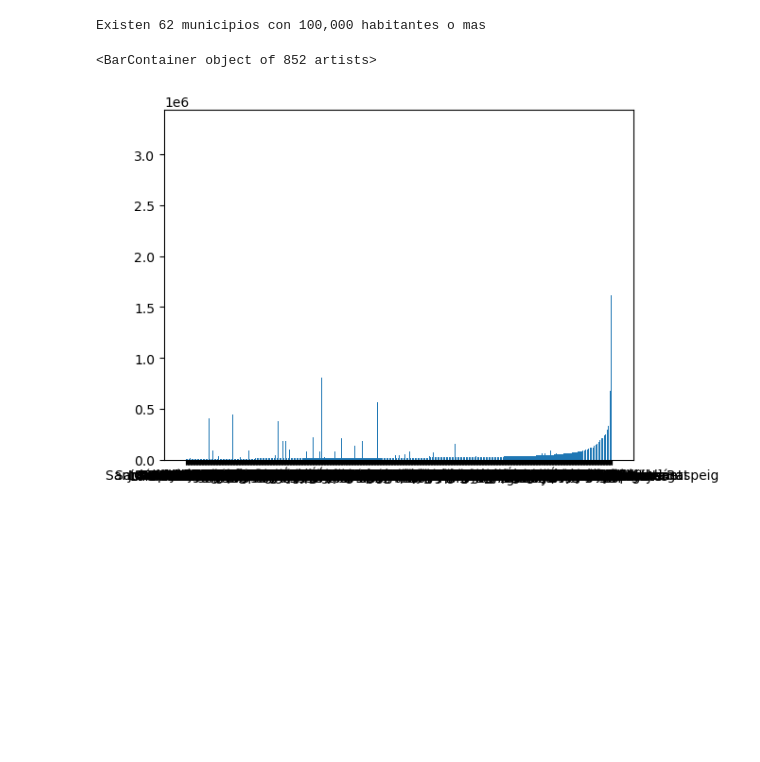
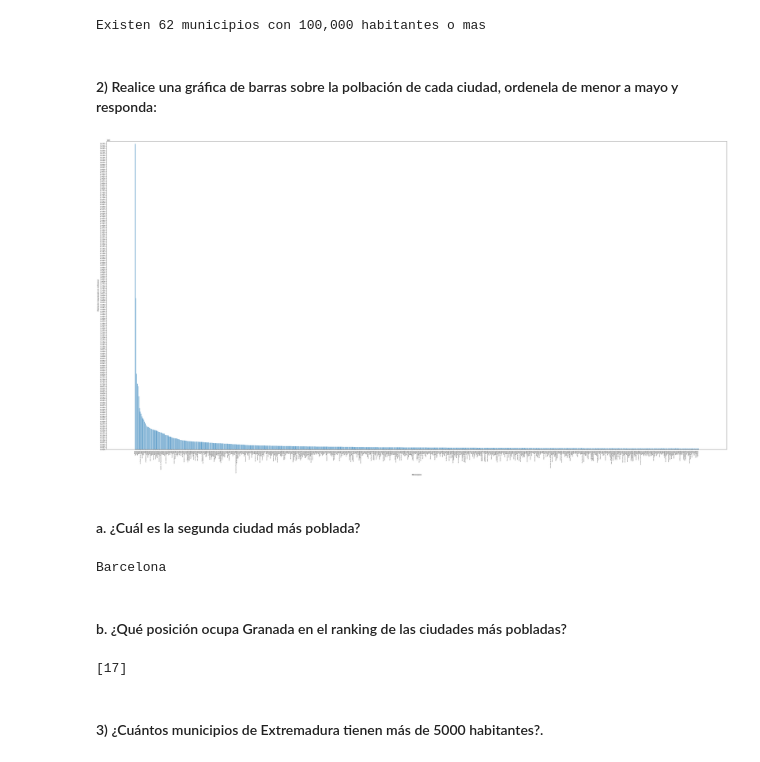
Before and after one commit to carlosriverayong/DS_Homeworks, a Jupyter notebook: Laboratorio #3.ipynb, the cells around one changed output. Saved outputs shown, nothing was run; the diff lists cells and outputs as text; code cells hidden in the pictures; blank space fills up the shorter version.

```diff
--- a/Laboratorio #3.ipynb
+++ b/Laboratorio #3.ipynb
@@ -82,10 +124,39 @@ Municipios_100K = df[df.Poblacion >= 100000] #indexacion booleana
 print(f'Existen {Municipios_100K.shape[0] } municipios con 100,000 habitantes o mas')
 # %% [output]
 Existen 62 municipios con 100,000 habitantes o mas
+# %% [markdown]
+#### 2) Realice una gráfica de barras sobre la polbación de cada ciudad, ordenela de menor a mayo y responda:
 # %%
-df_ascendente = df.sort_values("Poblacion", ascending=True)
-plt.bar(df_ascendente['Municipio'],df_ascendente['Poblacion'])
+df_ascendente = df.sort_values("Poblacion", ascending=False) #se ordenan las ciudades de manera descendente utilizando ascending = False, si fuese ascending = True seria orden ascendente.
+
+df_ascendente.head()
+
+
+plt.figure(figsize=(60,30))
+
+plt.xlabel('Municipios')
+plt.ylabel('Población (expresado en millones)')
+
+plt.xticks(rotation=90, fontsize= 5, ha='right') #se utilizo una rotacion de 90 grados dado que las etiquetas del eje x se superponian.
+plt.yticks(range(0, 3300000, 25000))
+
+plt.ylim(0, 3300000)
+
+plt.bar(df_ascendente['Municipio'], df_ascendente['Poblacion'], width = 0.5)
+#plt.savefig('Grafica de Barras Municipos-Poblacion.jpg', format='jpg', dpi=600)       #se da la opcion de exportar la grafica como imagen en formato jpg.
+plt.show()
 # %% [output]
-<BarContainer object of 852 artists>
-[figure, old version]
+[figure, new version]
+# %% [markdown]
+#### a. ¿Cuál es la segunda ciudad más poblada?
+# %%
+print(df_ascendente.iloc[1,5]) #Se muestra en pantalla la segunda fila (1) del data set ordenado "df_ascendente" para la columna de "Municipios" (5) utilizando el metodo de localizador por medio de enteros, iloc.
+# %% [output]
+Barcelona
+# %% [markdown]
+#### b. ¿Qué posición ocupa Granada en el ranking de las ciudades más pobladas?
+# %%
+print(np.where(df_ascendente["Municipio"] == "Granada")[0]) #se utiliza np.where para consultar y obtener como resultado una tupla con los indices/posicion del primer elemento en la columna de 'Municipio' que coincida con la condicion provista, en este caso "Granada".
+# %% [output]
+[17]
 # %%
@@ -95,0 +166,2 @@ df_excel.to_excel('OrdenAscendente.xlsx', index=True)
+# %% [markdown]
+#### 3) ¿Cuántos municipios de Extremadura tienen más de 5000 habitantes?.
```
Also changed, not shown: parts of 27 cells of this notebook.
